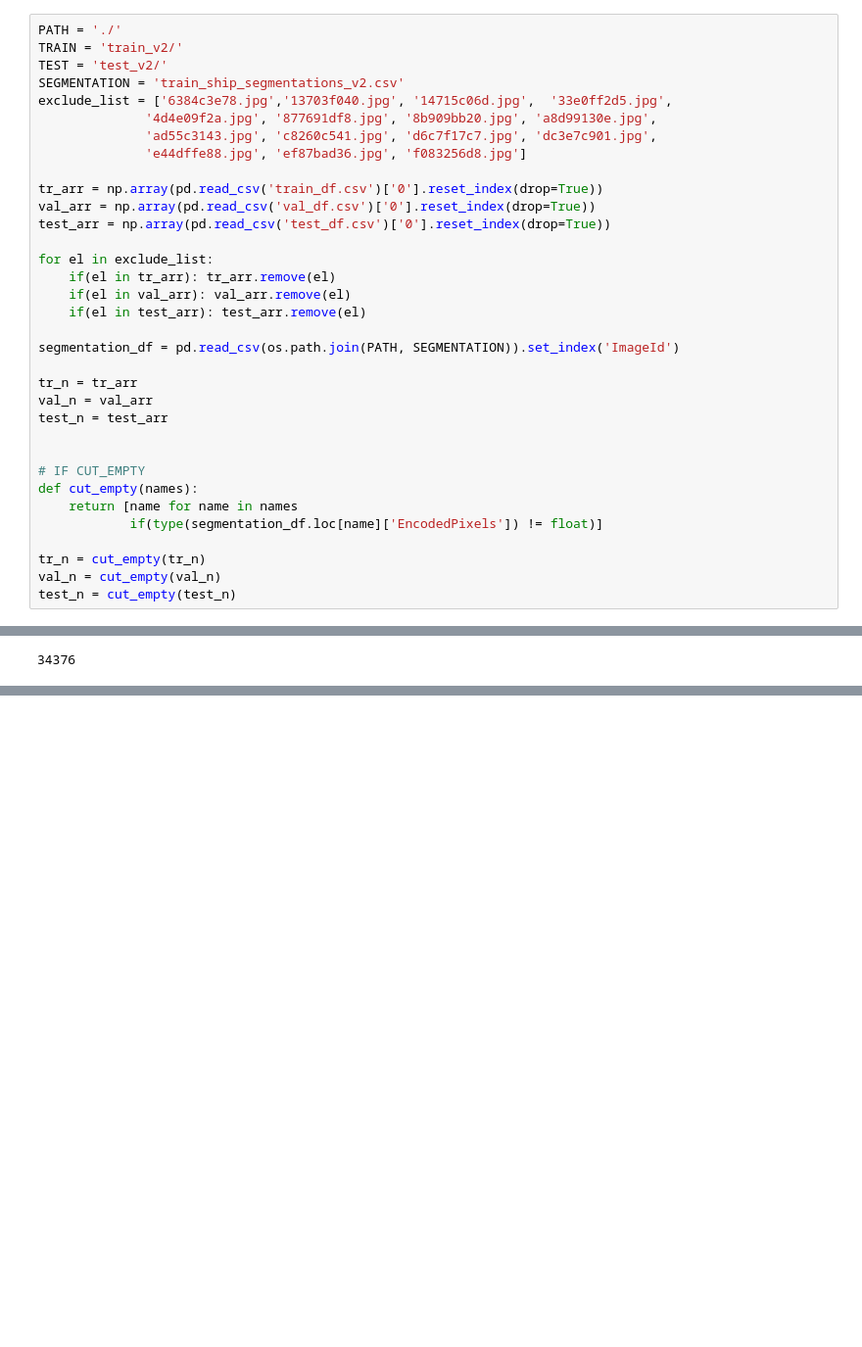
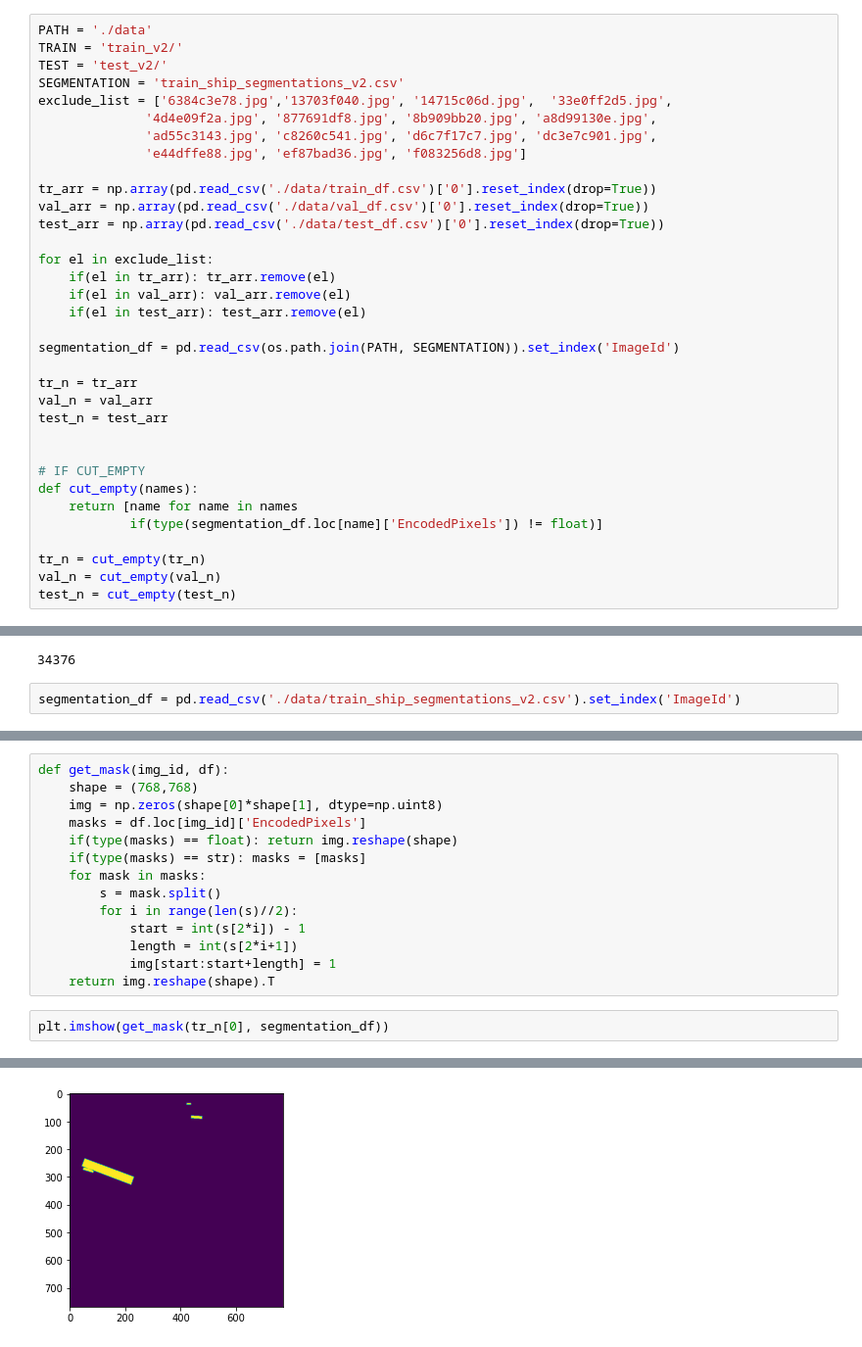
Before and after one commit to j-csc/rotation, a Jupyter notebook: test.ipynb, the cells around one changed output, grey strips where cells are left out. Shown at 98% size. Drawn from its saved outputs; the diff is of its cells as text; blank space fills up the shorter version.

```diff
--- a/test.ipynb
+++ b/test.ipynb
@@ -21,5 +25,5 @@ import albumentations as albu
 # %%
-PATH = './'
+PATH = './data'
 TRAIN = 'train_v2/'
 TEST = 'test_v2/'
 SEGMENTATION = 'train_ship_segmentations_v2.csv'
@@ -28,9 +32,9 @@ exclude_list = ['6384c3e78.jpg','13703f040.jpg', '14715c06d.jpg',  '33e0ff2d5.jp
               'ad55c3143.jpg', 'c8260c541.jpg', 'd6c7f17c7.jpg', 'dc3e7c901.jpg',
               'e44dffe88.jpg', 'ef87bad36.jpg', 'f083256d8.jpg']
 
-tr_arr = np.array(pd.read_csv('train_df.csv')['0'].reset_index(drop=True))
-val_arr = np.array(pd.read_csv('val_df.csv')['0'].reset_index(drop=True))
-test_arr = np.array(pd.read_csv('test_df.csv')['0'].reset_index(drop=True))
+tr_arr = np.array(pd.read_csv('./data/train_df.csv')['0'].reset_index(drop=True))
+val_arr = np.array(pd.read_csv('./data/val_df.csv')['0'].reset_index(drop=True))
+test_arr = np.array(pd.read_csv('./data/test_df.csv')['0'].reset_index(drop=True))
 
 for el in exclude_list:
     if(el in tr_arr): tr_arr.remove(el)
@@ -56,3 +60,5 @@ test_n = cut_empty(test_n)
 len(tr_n)
 # %% [output]
 34376
+# %%
+segmentation_df = pd.read_csv('./data/train_ship_segmentations_v2.csv').set_index('ImageId')
@@ -58,0 +69,17 @@ len(tr_n)
+# %%
+def get_mask(img_id, df):
+    shape = (768,768)
+    img = np.zeros(shape[0]*shape[1], dtype=np.uint8)
+    masks = df.loc[img_id]['EncodedPixels']
+    if(type(masks) == float): return img.reshape(shape)
+    if(type(masks) == str): masks = [masks]
+    for mask in masks:
+        s = mask.split()
+        for i in range(len(s)//2):
+            start = int(s[2*i]) - 1
+            length = int(s[2*i+1])
+            img[start:start+length] = 1
+    return img.reshape(shape).T
+# %%
+plt.imshow(get_mask(tr_n[0], segmentation_df))
+# %% [output]
@@ -58,0 +87 @@ len(tr_n)
+[figure, added]
```
Also changed, not shown: parts of 6 cells of this notebook, 5 other files.
